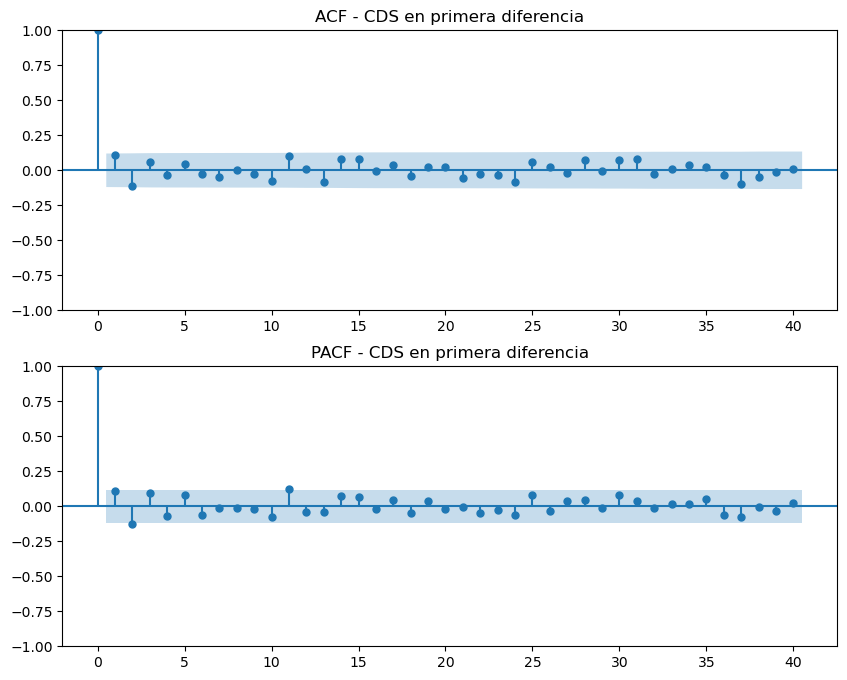
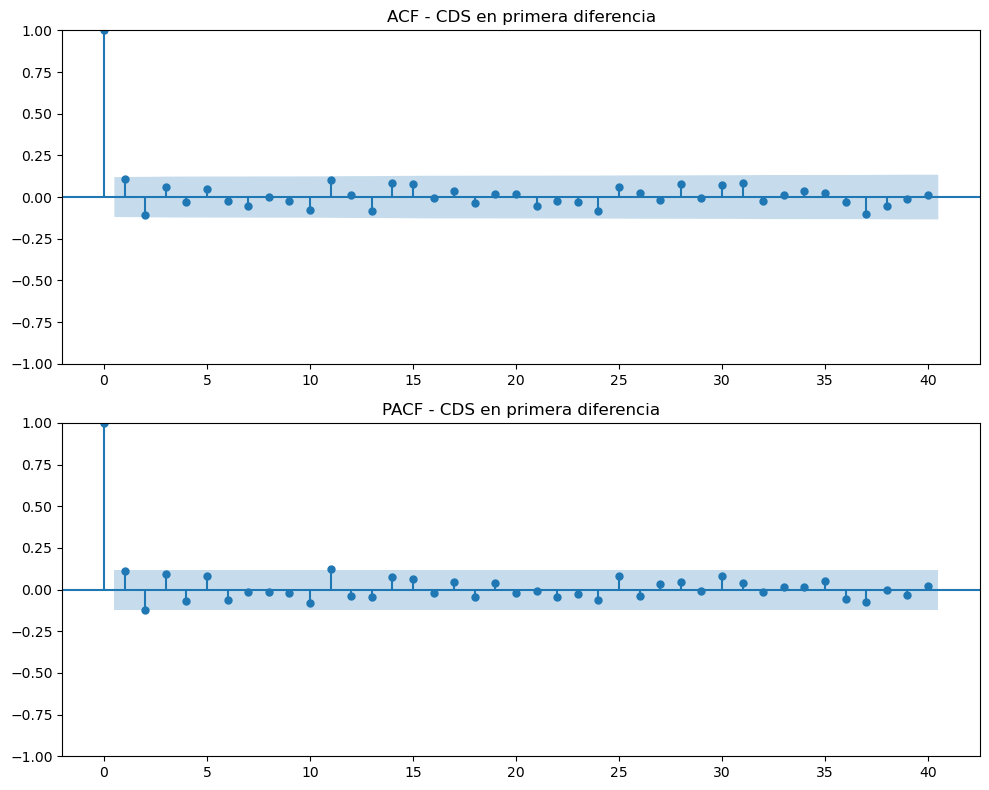
The change to this notebook cell's code, shown as a diff; its figure went from the first image to the second:
--- before
+++ after
@@ -2,5 +2,19 @@
 from statsmodels.graphics.tsaplots import plot_acf, plot_pacf
 fig, (ax1, ax2) = plt.subplots(2, 1, figsize=(10, 8))
-plot_acf(cds_diff, ax=ax1, lags=40, title='ACF - CDS en primera diferencia')
-plot_pacf(cds_diff, ax=ax2, lags=40, method='ywm', title='PACF - CDS en primera diferencia')
+
+plot_acf(cds_diff, ax=ax1, lags=40,
+         title='ACF - CDS en primera diferencia')
+
+plot_pacf(cds_diff, ax=ax2, lags=40,
+          method='ywm',
+          title='PACF - CDS en primera diferencia')
+
+plt.tight_layout()
+
+plt.savefig(
+    OUTPUT_FIGURES / "acf_pacf_primera_diferencia.png",
+    dpi=300,
+    bbox_inches="tight"
+)
+
 plt.show()

Commit: Agregar figuras de resultados y mejorar reproducibilidad